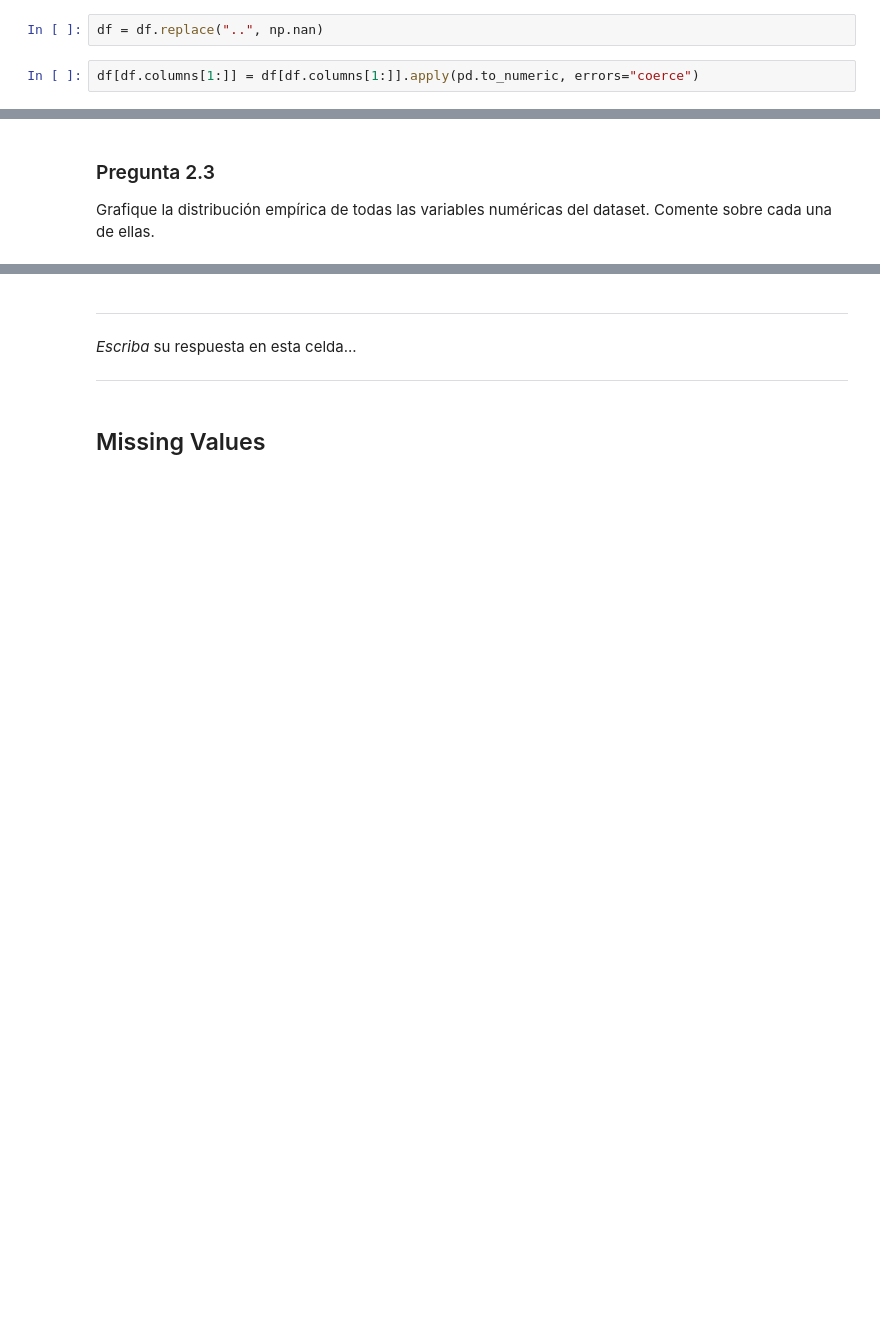
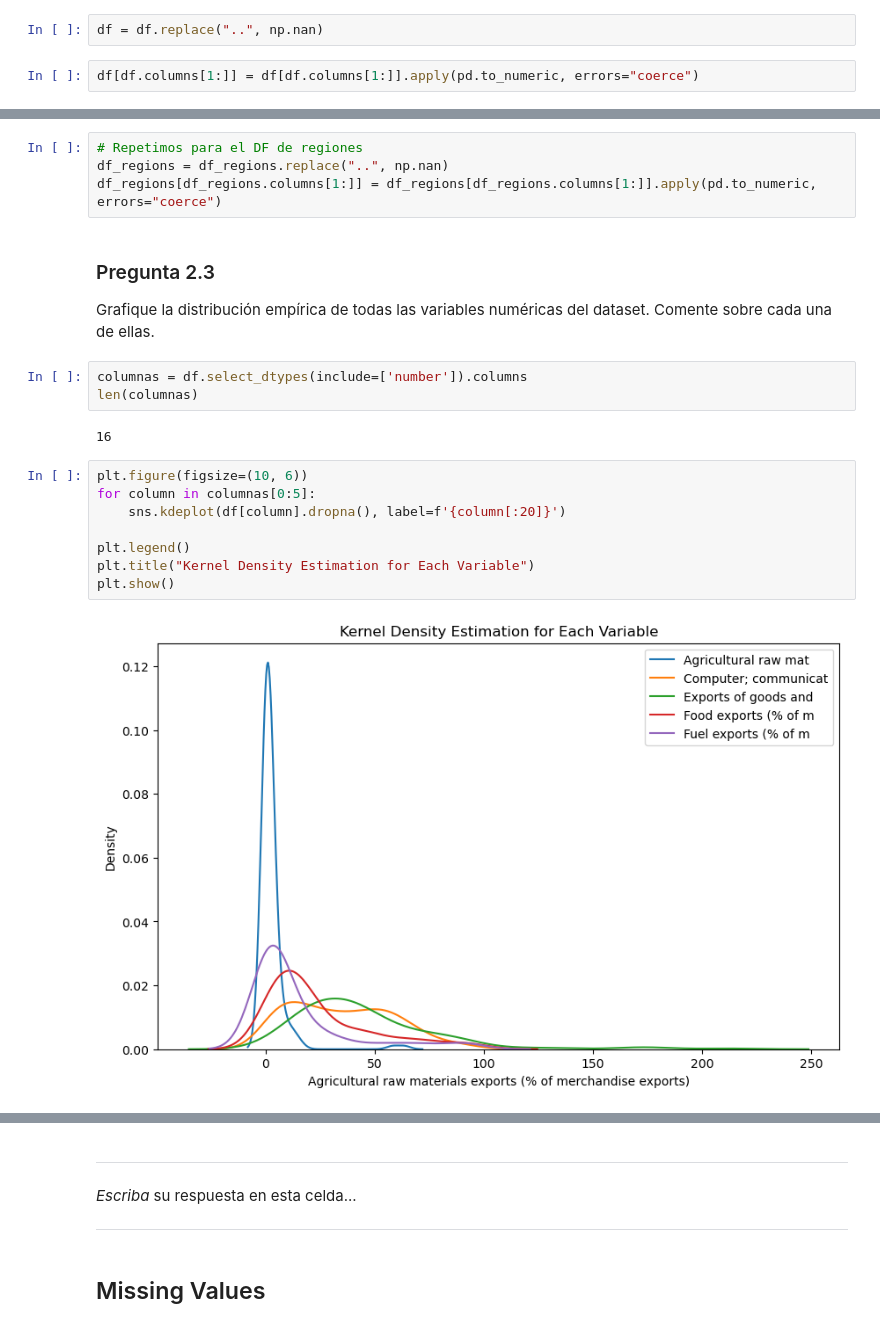
Before and after one commit to raul12101/Tarea-2-Machine-Learning-, a Jupyter notebook: Tarea_2-2-p2.ipynb, the cells around one changed output, grey strips where cells are left out. Cells and saved outputs as stored; diff of their text form; blank space fills up the shorter version.

```diff
--- a/Tarea_2-2-p2.ipynb
+++ b/Tarea_2-2-p2.ipynb
@@ -299,4 +324,23 @@ df.describe()
+# %%
+# Repetimos para el DF de regiones
+df_regions = df_regions.replace("..", np.nan)
+df_regions[df_regions.columns[1:]] = df_regions[df_regions.columns[1:]].apply(pd.to_numeric, errors="coerce")
 # %% [markdown]
 ### Pregunta 2.3
 
 Grafique la distribución empírica de todas las variables numéricas del dataset. Comente sobre cada una de ellas.
+# %%
+columnas = df.select_dtypes(include=['number']).columns
+len(columnas)
+# %% [output]
+16
+# %%
+plt.figure(figsize=(10, 6))
+for column in columnas[0:5]:
+    sns.kdeplot(df[column].dropna(), label=f'{column[:20]}')
+
+plt.legend()
+plt.title("Kernel Density Estimation for Each Variable")
+plt.show()
+# %% [output]
+[figure, added]
```
Also changed, not shown: parts of 16 cells of this notebook, 1 other file.
